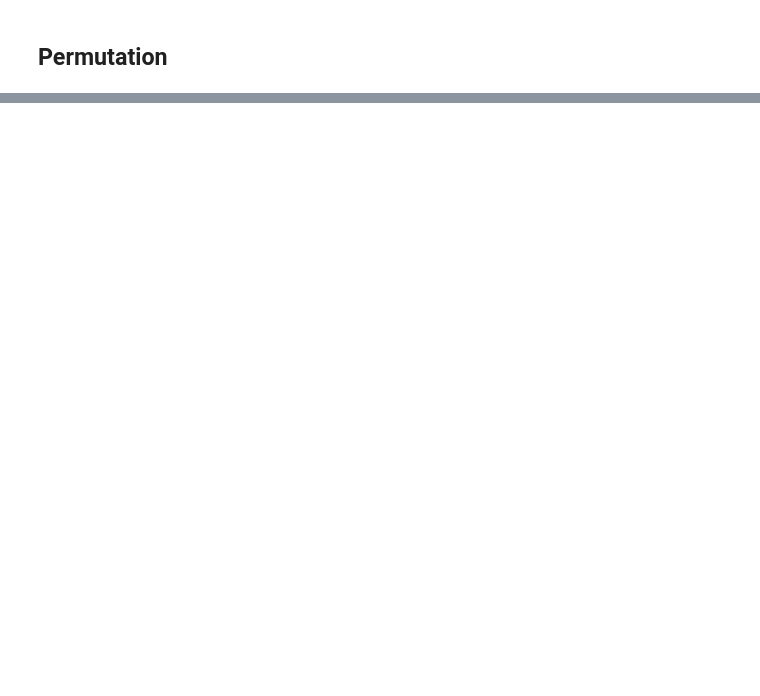
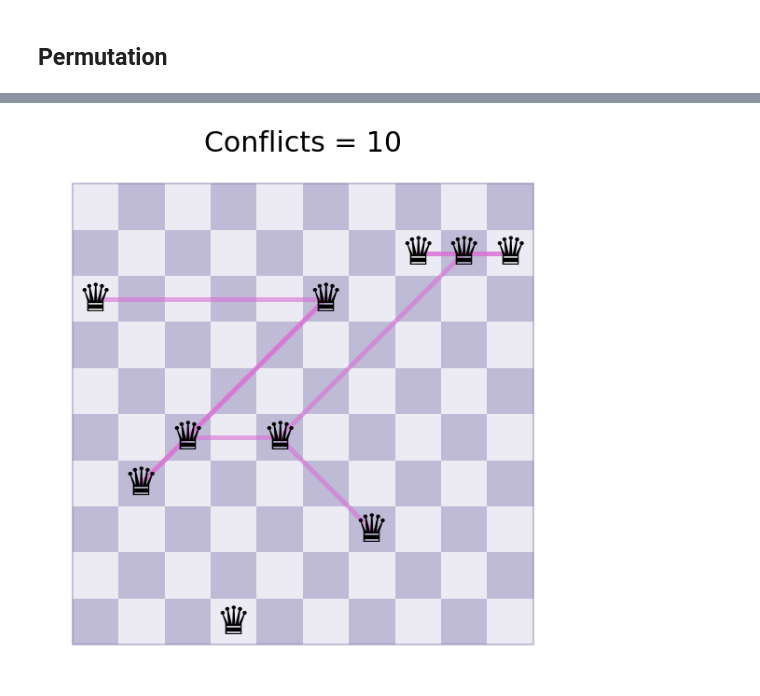
Before and after one commit to snrazavi/AI-Programming-using-Python, a Jupyter notebook: Search/07-Local_Search_HillClimbing.ipynb, the cells around one changed output, grey strips where cells are left out. Drawn from its saved outputs; the diff is of its cells as text; code cells hidden in the pictures; blank space fills up the shorter version.

Commit message:
added animation creation function

```diff
--- a/Search/07-Local_Search_HillClimbing.ipynb
+++ b/Search/07-Local_Search_HillClimbing.ipynb
@@ -173,0 +180,6 @@ widgets.interact(update_plot, i=i, show_conflicts=show_conflicts);
+# %%
+N = 10. # number of queens
+initial_state = NQueensState.random_state(10)
+
+ha = HillClimbing()
+solution = ha(initial_state, verbose=3)
@@ -173,0 +193,18 @@ widgets.interact(update_plot, i=i, show_conflicts=show_conflicts);
+# %%
+fig = plt.figure(figsize=(6, 6), dpi=120)
+ax = fig.add_subplot(1, 1, 1)
+line, = ax.plot([], [], lw=2)
+
+
+def animate(i):
+    state = ha.history[i]
+    ax.clear()
+    state.plot(ax, show_conflicts=True)
+    return line,
+
+anim = FuncAnimation(fig, animate, frames=range(len(ha.history)), interval=500, blit=True, repeat=True, repeat_delay=2000)
+
+
+anim.save(f'imgs/{N}-queens-hill-climbing.gif', writer='imagemagick')
+# %% [output]
+[figure, added]
```
Also changed, not shown: parts of 13 cells of this notebook.
